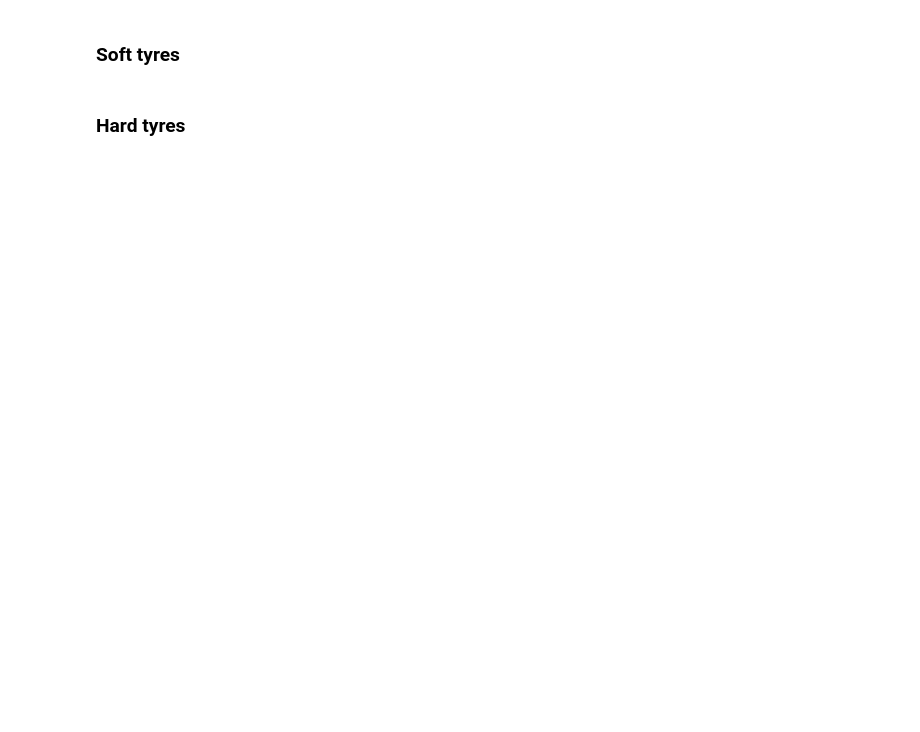
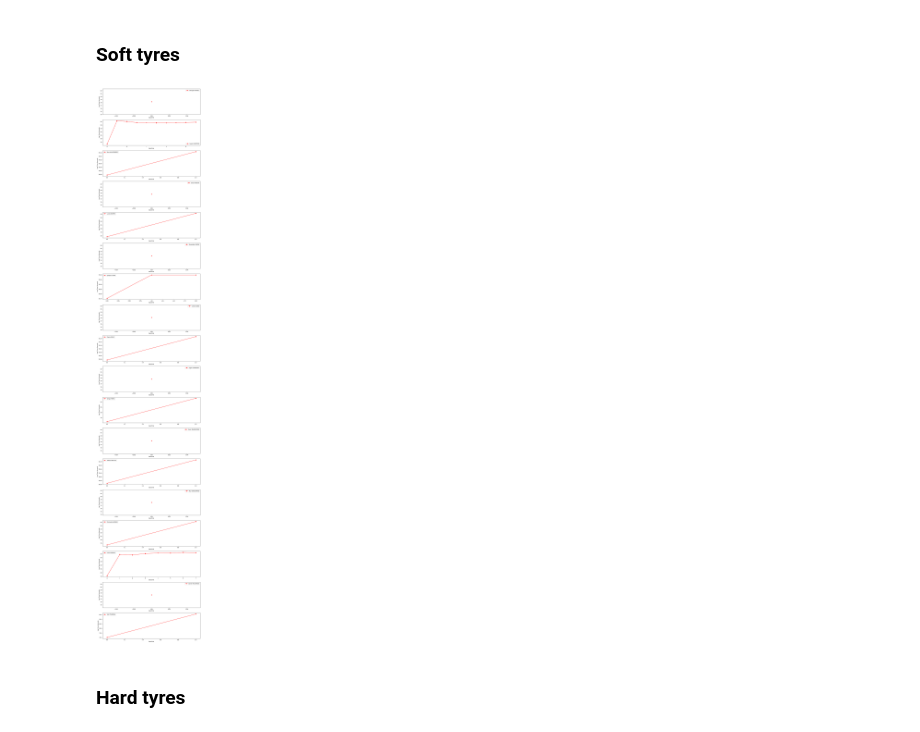
Before and after one commit to frankdelpiero/F1_notebooks, a Jupyter notebook: F1_24/Hungary_Recap.ipynb, the cells around one changed output. Cells and saved outputs as stored; diff of their text form; code cells hidden in the pictures; blank space fills up the shorter version.

```diff
--- a/F1_24/Hungary_Recap.ipynb
+++ b/F1_24/Hungary_Recap.ipynb
@@ -1011,7 +1028,9 @@ libraryDataF1.obtain_data_tyres(jointables2,"MEDIUM",94)
 # %% [markdown]
 ### Soft tyres
 # %%
-libraryDataF1.obtain_data_tyres(jointables2,"SOFT",94)
+libraryDataF1.obtain_data_tyres(jointables2,"SOFT",86)
+# %% [output]
+[figure, added]
 # %% [markdown]
 ### Hard tyres
 # %%
```
Also changed, not shown: parts of 51 cells of this notebook.
